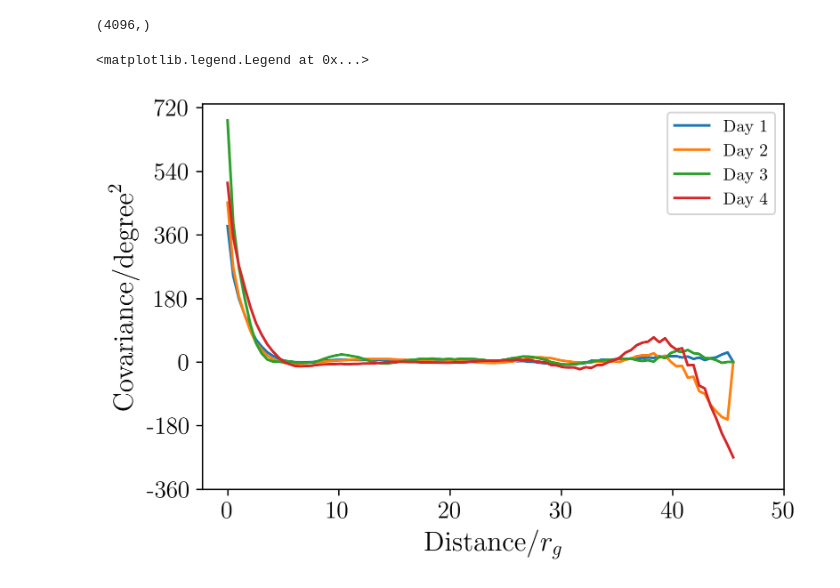
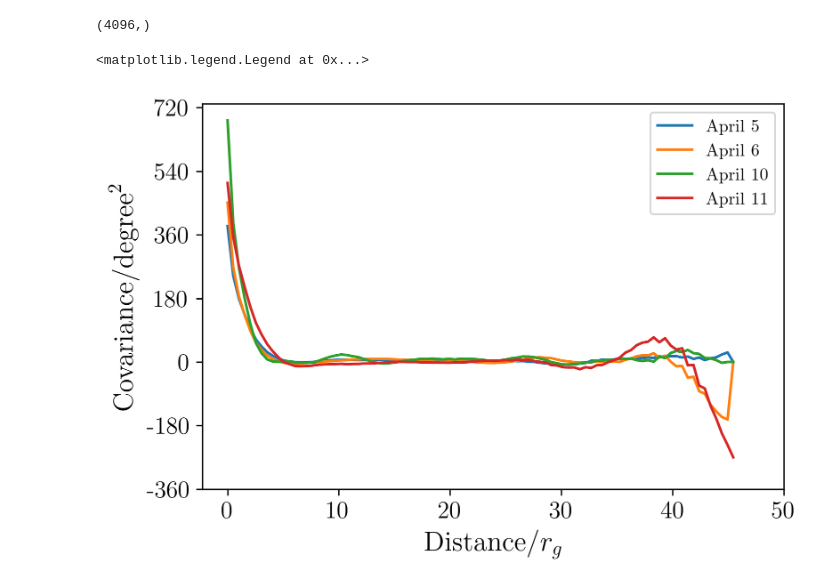
Before and after one commit to ProjectEHT-PKU/EHT-axion-pixel-by-pixel-analysis, a Jupyter notebook: Plot/eht-imaging.ipynb, the cells around one changed output. Drawn from its saved outputs; the diff is of its cells as text; code cells hidden in the pictures.

```diff
--- a/Plot/eht-imaging.ipynb
+++ b/Plot/eht-imaging.ipynb
@@ -355,6 +358,8 @@ def cor_to_distance_cov_matrix(cor, H=64, W=64):
     return result
 
 
+dayname = ["April 5", "April 6", "April 10", "April 11"]
+
 fig, ax = plt.subplots(figsize=(6, 4), dpi=300)
 for day in range(4):
     # result = cor_to_distance_cov_matrix(np.abs(theta_cor[day]))
@@ -371,33 +376,40 @@ for day in range(4):
         if np.isfinite(v):
             sum_cov[d] += v
             count[d] += 1
 
     avg_cov = np.zeros_like(sum_cov)
     mask = count > 0
     avg_cov[mask] = sum_cov[mask] / count[mask]
 
     # Smoothed result as a 2×N array (distance, avg_cov)
     smoothed = np.vstack([np.arange(max_d + 1), avg_cov])
-    ax.plot(smoothed[0], smoothed[1], label=f"Day {day+1}")
+    ax.plot(smoothed[0], smoothed[1], label=dayname[day])
 
 label_size = 16  # 控制横纵坐标名字的大小
 tick_size = 14  # 控制坐标轴数字的大小
 # ax.set_xlim(0, max_d)
 ax.set_xticks(np.asarray([0, 10, 20, 30, 40, 50]) / rg_per_pixel)
 ax.set_xticklabels(np.asarray([0, 10, 20, 30, 40, 50]))
 
 
+# ax.set_yticks(np.asarray([0, 180, 360, 540, 720]) / 180 / 180 * np.pi * np.pi)
+# ax.set_yticklabels(np.asarray([0, 180, 360, 540, 720]))
+
 ax.set_yticks(
     np.asarray([-360, -180, 0, 180, 360, 540, 720]) / 180 / 180 * np.pi * np.pi
 )
 ax.set_yticklabels(np.asarray([-360, -180, 0, 180, 360, 540, 720]))
 
 ax.set_xlabel("Distance/$r_g$", fontsize=label_size)  # 横坐标名字
-ax.set_ylabel("Covariance/$\mathrm{degree}^2$", fontsize=label_size)  # 纵坐标名字
+ax.set_ylabel(
+    # "Absolute Covariance/$\mathrm{degree}^2$", fontsize=label_size
+    "Covariance/$\mathrm{degree}^2$",
+    fontsize=label_size,
+)  # 纵坐标名字
 
 # 设置坐标轴刻度数字的大小
 ax.tick_params(axis="both", which="major", labelsize=tick_size)
 ax.legend()
 # %% [output]
 <matplotlib.legend.Legend at 0x...>
-[figure, old version]
+[figure, new version]
```
Also changed, not shown: parts of 2 cells of this notebook, 2 other files.
